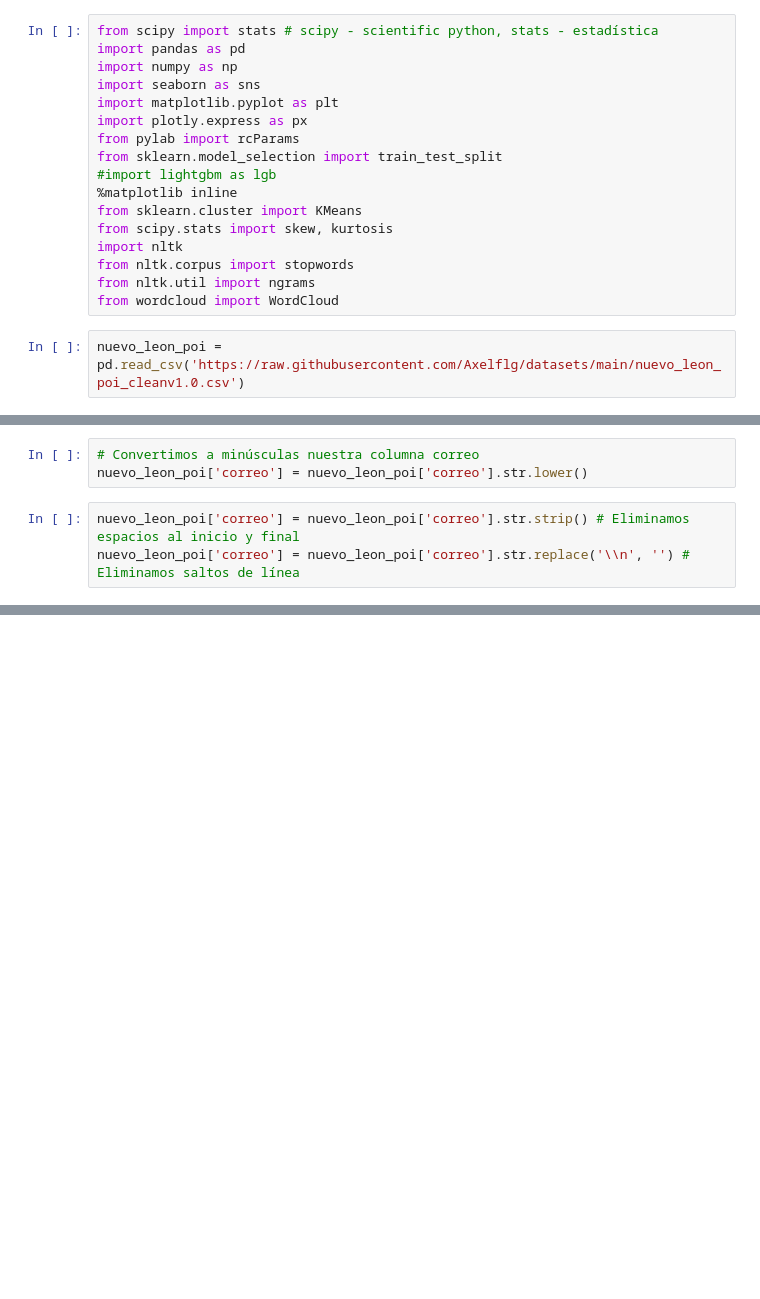
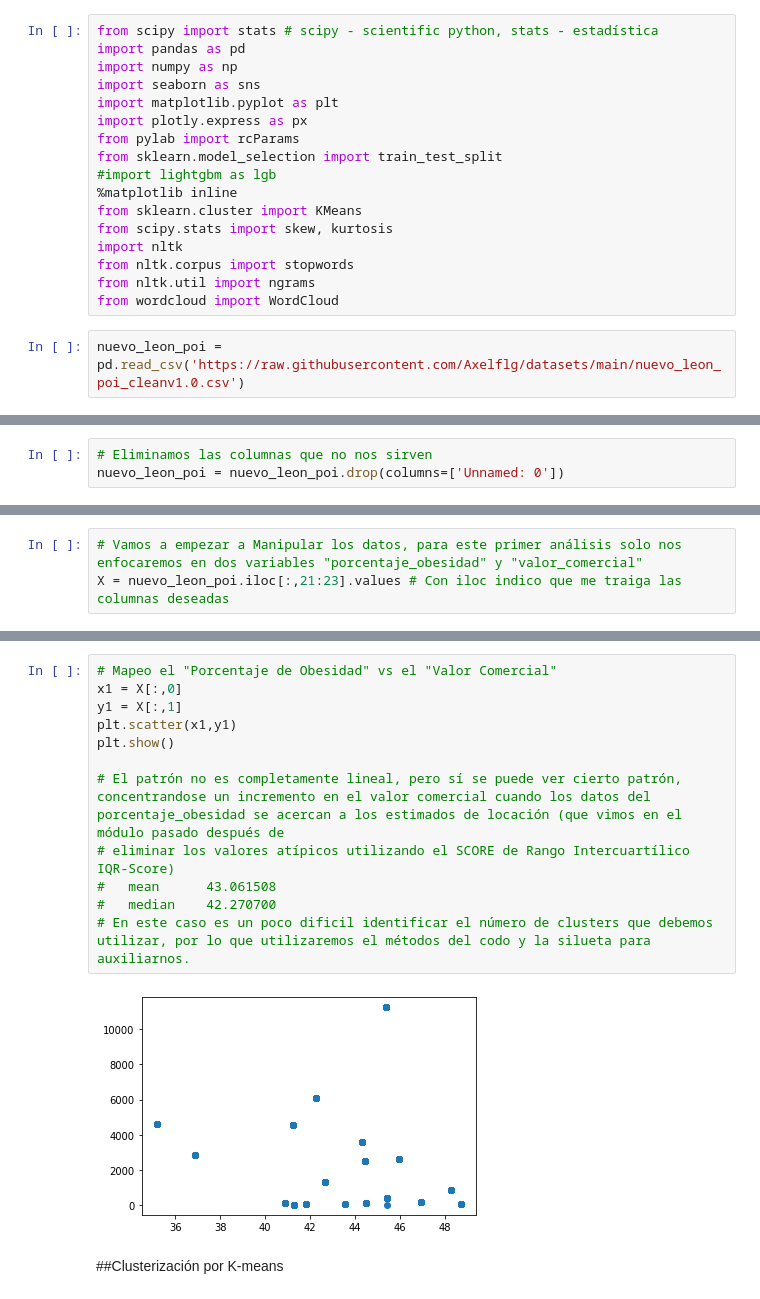
Before and after one commit to Deltarios/analisis_ropa_bedu_4, a Jupyter notebook: proyecto/Ropas_Extra_Parte_4.ipynb, the cells around one changed output, grey strips where cells are left out. Drawn from its saved outputs; the diff is of its cells as text; blank space fills up the shorter version.

```diff
--- a/proyecto/Ropas_Extra_Parte_4.ipynb
+++ b/proyecto/Ropas_Extra_Parte_4.ipynb
@@ -752,6 +59,0 @@ Series([], Name: pagina_web, dtype: object)
-# %%
-# Convertimos a minúsculas nuestra columna correo
-nuevo_leon_poi['correo'] = nuevo_leon_poi['correo'].str.lower()
-# %%
-nuevo_leon_poi['correo'] = nuevo_leon_poi['correo'].str.strip() # Eliminamos espacios al inicio y final
-nuevo_leon_poi['correo'] = nuevo_leon_poi['correo'].str.replace('\\n', '') # Eliminamos saltos de línea
@@ -1311,0 +60,3 @@ En esta gráfica podemos observar la distrución de los centros lógisticos con
+# %%
+# Eliminamos las columnas que no nos sirven
+nuevo_leon_poi = nuevo_leon_poi.drop(columns=['Unnamed: 0'])
@@ -1311,0 +85,3 @@ En esta gráfica podemos observar la distrución de los centros lógisticos con
+# %%
+# Vamos a empezar a Manipular los datos, para este primer análisis solo nos enfocaremos en dos variables "porcentaje_obesidad" y "valor_comercial"
+X = nuevo_leon_poi.iloc[:,21:23].values # Con iloc indico que me traiga las columnas deseadas
@@ -1311,0 +98,16 @@ En esta gráfica podemos observar la distrución de los centros lógisticos con
+# %%
+# Mapeo el "Porcentaje de Obesidad" vs el "Valor Comercial"
+x1 = X[:,0]
+y1 = X[:,1]
+plt.scatter(x1,y1)
+plt.show()
+
+# El patrón no es completamente lineal, pero sí se puede ver cierto patrón, concentrandose un incremento en el valor comercial cuando los datos del porcentaje_obesidad se acercan a los estimados de locación (que vimos en el módulo pasado después de
+# eliminar los valores atípicos utilizando el SCORE de Rango Intercuartílico IQR-Score)
+#   mean      43.061508
+#   median    42.270700
+# En este caso es un poco dificil identificar el número de clusters que debemos utilizar, por lo que utilizaremos el métodos del codo y la silueta para auxiliarnos.
+# %% [output]
+[figure, added]
+# %% [markdown]
+##Clusterización por K-means
```
Also changed, not shown: parts of 268 cells of this notebook, 3 other files.
